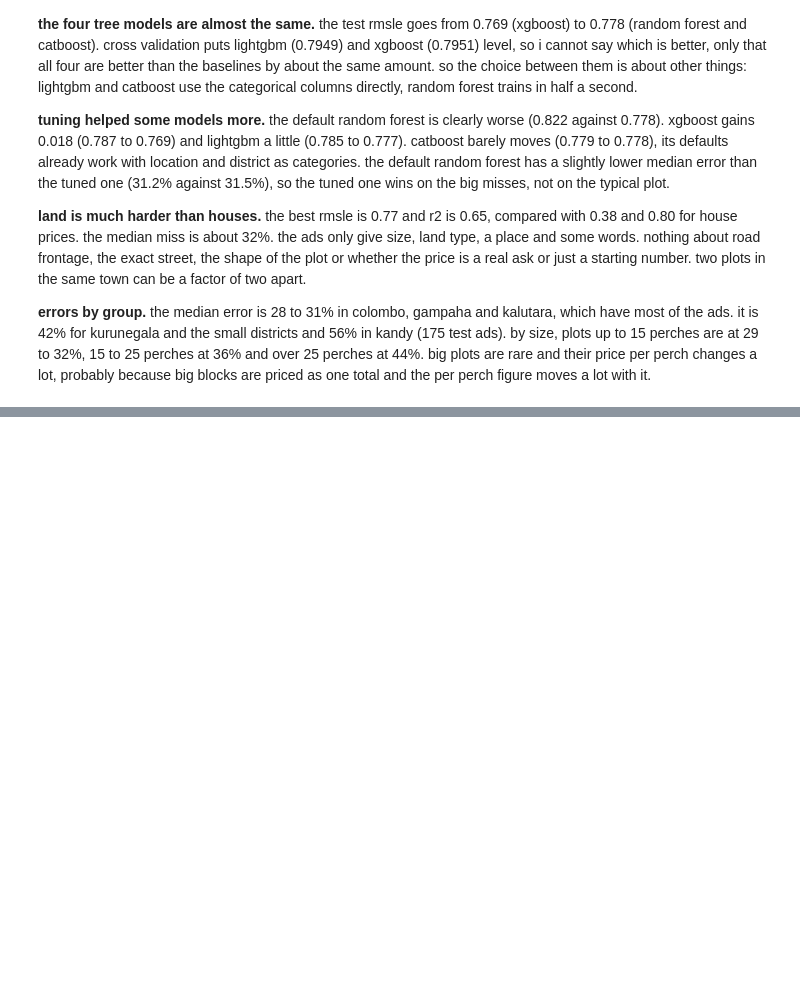
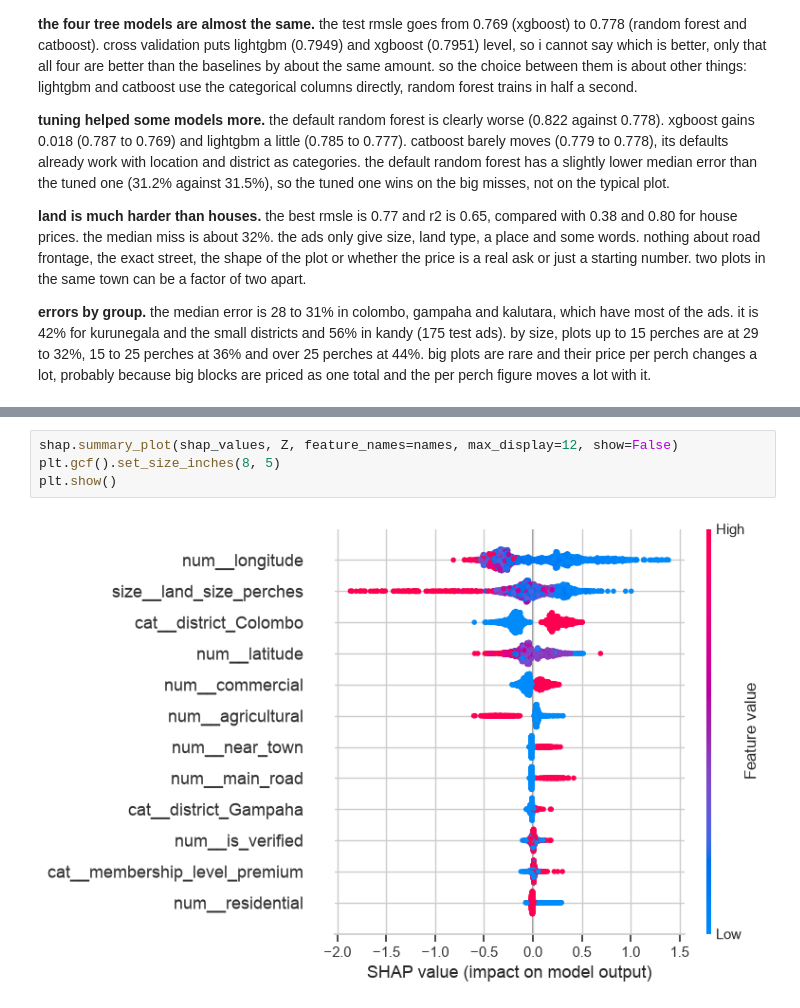
Before and after one commit to dsameendra/lk-ensemble-lab, a Jupyter notebook: notebooks/land_models.ipynb, the cells around one changed output, grey strips where cells are left out. Saved outputs shown, nothing was run; the diff lists cells and outputs as text; blank space fills up the shorter version.

```diff
--- a/notebooks/land_models.ipynb
+++ b/notebooks/land_models.ipynb
@@ -369,0 +524,6 @@ size
+# %%
+shap.summary_plot(shap_values, Z, feature_names=names, max_display=12, show=False)
+plt.gcf().set_size_inches(8, 5)
+plt.show()
+# %% [output]
+[figure, added]
```
Also changed, not shown: parts of 20 cells of this notebook, 4 other files.
